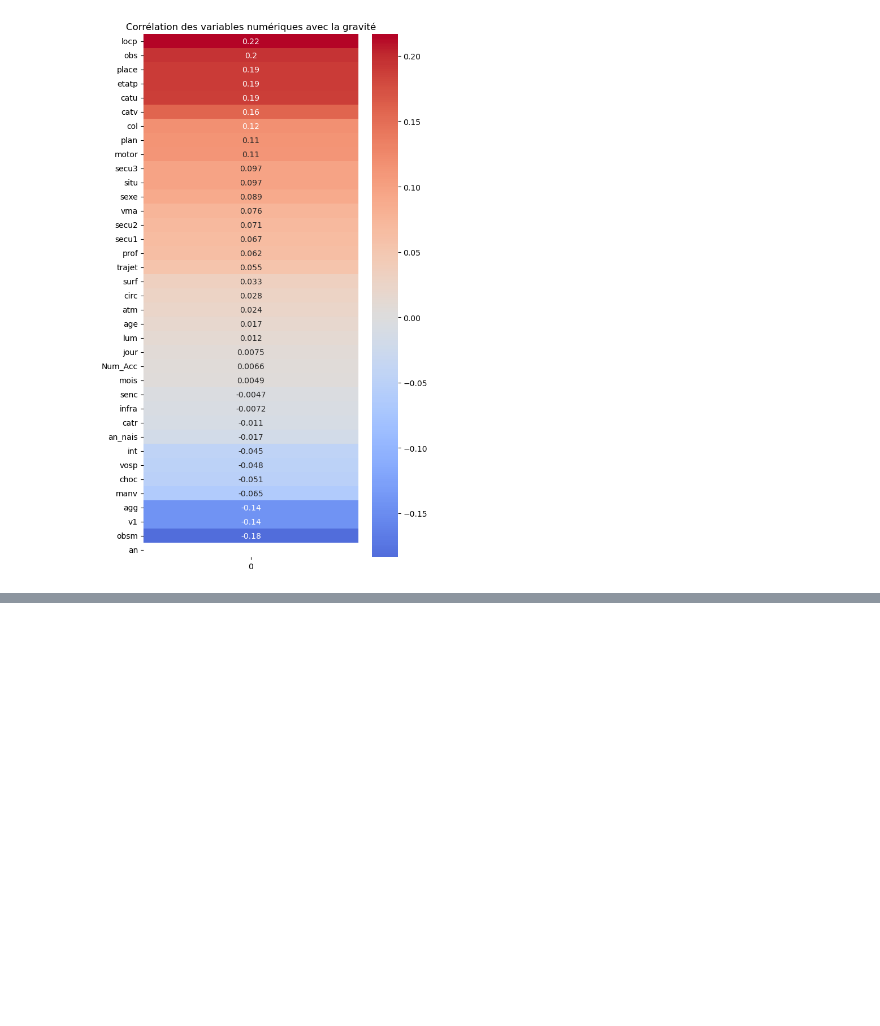
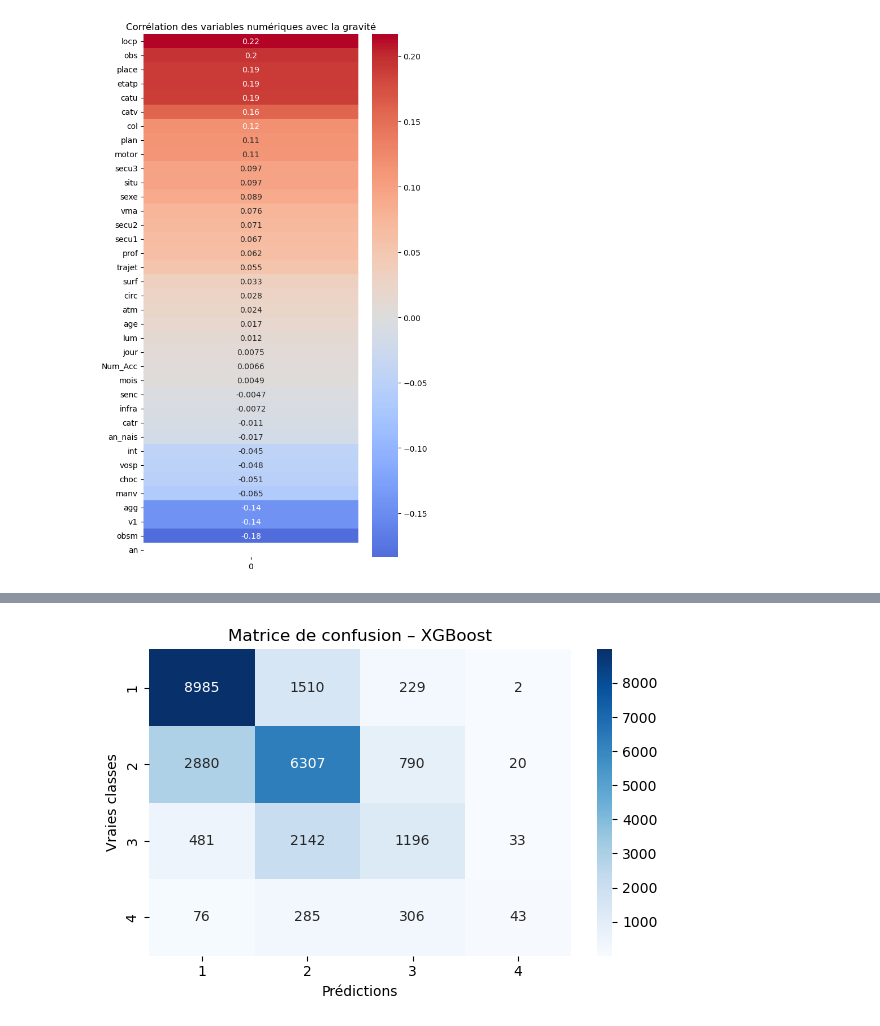
Before and after one commit to OmarELMAMOUNE/Omar-El-Mamoune-CA, a Jupyter notebook: projet stage CA/notebook projet.ipynb, the cells around one changed output, grey strips where cells are left out. Drawn from its saved outputs; the diff is of its cells as text; code cells hidden in the pictures; blank space fills up the shorter version.

```diff
--- a/projet stage CA/notebook projet.ipynb
+++ b/projet stage CA/notebook projet.ipynb
@@ -656,0 +745,2 @@ Total valeurs manquantes après imputation: 0
+# %%
+df_subset1.replace(-1, np.nan, inplace=True)
@@ -656,0 +1131,76 @@ Total valeurs manquantes après imputation: 0
+# %%
+import pandas as pd, numpy as np, matplotlib.pyplot as plt, seaborn as sns
+from sklearn.model_selection import train_test_split
+from sklearn.compose import ColumnTransformer
+from sklearn.pipeline import Pipeline
+from sklearn.impute import SimpleImputer
+from sklearn.preprocessing import OneHotEncoder, LabelEncoder
+from sklearn.metrics import classification_report, confusion_matrix, accuracy_score
+from xgboost import XGBClassifier
+
+X = df_subset1.drop(columns=["grav"])
+y = df_subset1["grav"]
+
+# --- ré‑indexation des classes 1‑4 → 0‑3
+le = LabelEncoder()
+y_shift = le.fit_transform(y)      # 1→0, 2→1, 3→2, 4→3
+
+X_train, X_test, y_train, y_test = train_test_split(
+    X, y_shift, test_size=0.20, random_state=42, stratify=y_shift
+)
+
+# 2) Pré‑traitement ------------------------------------------------------
+cat_cols = X.columns.tolist()
+cat_pipe = Pipeline([
+    ("imputer", SimpleImputer(strategy="most_frequent")),
+    ("ohe",     OneHotEncoder(handle_unknown="ignore"))
+])
+preprocess = ColumnTransformer([("cat", cat_pipe, cat_cols)])
+
+# 3) Modèle XGBoost ------------------------------------------------------
+xgb_clf = XGBClassifier(
+    objective="multi:softprob",
+    num_class=len(le.classes_),   # = 4
+    n_estimators=600,
+    learning_rate=0.05,
+    max_depth=6,
+    subsample=0.8,
+    colsample_bytree=0.8,
+    reg_lambda=1.0,
+    eval_metric="mlogloss",
+    n_jobs=-1,
+    random_state=42
+)
+
+model = Pipeline([("prep", preprocess),
+                  ("xgb",  xgb_clf)])
+
+model.fit(X_train, y_train)
+
+# 4) Évaluation ----------------------------------------------------------
+y_pred_shift = model.predict(X_test)
+y_pred = le.inverse_transform(y_pred_shift)   # ← repasse à 1‑4
+y_test_orig = le.inverse_transform(y_test)
+
+print("\n================ RAPPORT DE CLASSIFICATION ================")
+print(classification_report(y_test_orig, y_pred, digits=3))
+print(f"Accuracy globale : {accuracy_score(y_test_orig, y_pred):.4f}")
+
+cm = confusion_matrix(y_test_orig, y_pred)
+plt.figure(figsize=(6,4))
+sns.heatmap(cm, annot=True, fmt="d", cmap="Blues",
+            xticklabels=le.classes_, yticklabels=le.classes_)
+plt.xlabel("Prédictions"); plt.ylabel("Vraies classes")
+plt.title("Matrice de confusion – XGBoost")
+plt.tight_layout(); plt.show()
+
+# 5) Importances ---------------------------------------------------------
+ohe = model.named_steps["prep"].named_transformers_["cat"].named_steps["ohe"]
+feature_names = ohe.get_feature_names_out(cat_cols)
+importances = model.named_steps["xgb"].feature_importances_
+
+top20 = (pd.Series(importances, index=feature_names)
+           .sort_values(ascending=False).head(20).round(4))
+print("\n===== Top‑20 importances de variables =====")
+print(top20)
+# %% [output]
@@ -656,0 +1220 @@ Total valeurs manquantes après imputation: 0
+[figure, added]
```
Also changed, not shown: parts of 29 cells of this notebook, 7 other files.
